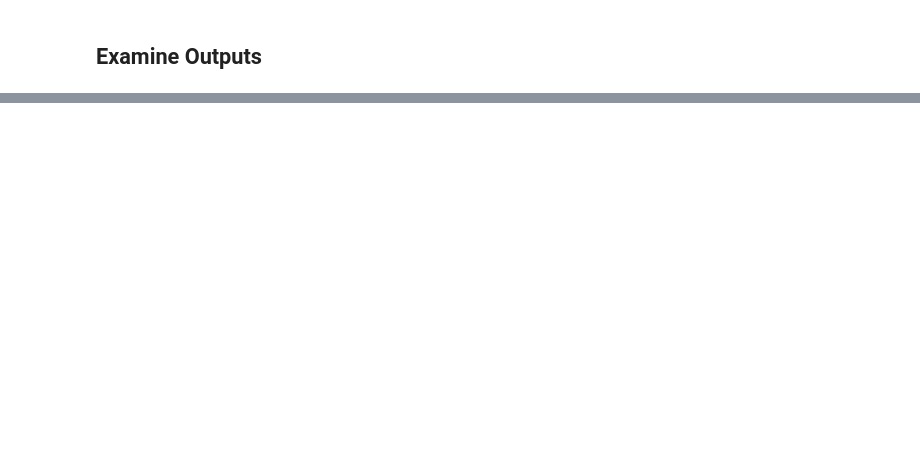
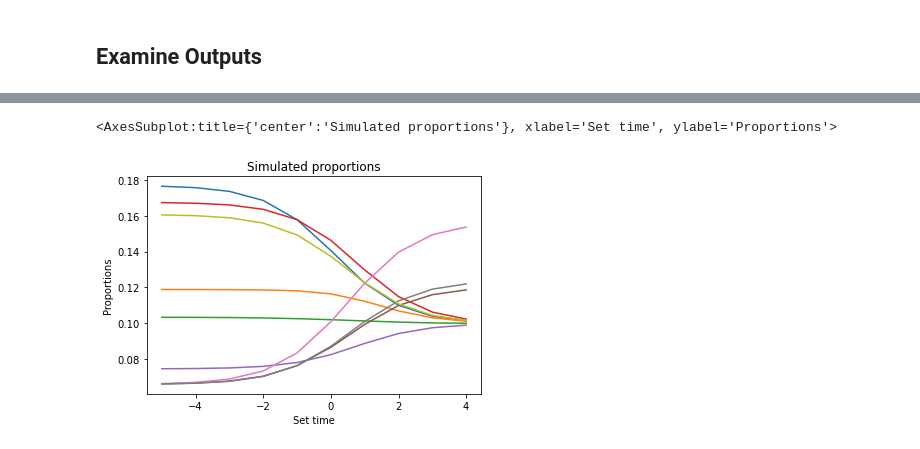
Before and after one commit to broadinstitute/temporal-rna-seq-deconvolution, a Jupyter notebook: pyro-ebov-deconvolution-simplified.ipynb, the cells around one changed output, grey strips where cells are left out. Saved outputs shown, nothing was run; the diff lists cells and outputs as text; code cells hidden in the pictures; blank space fills up the shorter version.

```diff
--- a/pyro-ebov-deconvolution-simplified.ipynb
+++ b/pyro-ebov-deconvolution-simplified.ipynb
@@ -554,0 +595,9 @@ pseudo_time_reg_deconv.plot_composition_trajectories()
+# %%
+import numpy as np
+
+def sigmoid(x):
+
+    z = np.exp(-x)
+    sig = 1 / (1 + z)
+
+    return sig
@@ -554,0 +663,17 @@ pseudo_time_reg_deconv.plot_composition_trajectories()
+# %%
+sim_res = simulate_with_sigmoid_proportions()
+# %%
+def plot_simulated_proportions(sim_res):
+    fig, ax = matplotlib.pyplot.subplots()
+    o = torch.argsort(sim_res['t_m'])
+    ax.plot(sim_res['t_m'][o], sim_res['cell_pop_cm'][:,o].T)
+    ax.set_title('Simulated proportions')
+    ax.set_xlabel('Set time')
+    ax.set_ylabel('Proportions')
+
+    return ax
+# %%
+plot_simulated_proportions(sim_res)
+# %% [output]
+<AxesSubplot:title={'center':'Simulated proportions'}, xlabel='Set time', ylabel='Proportions'>
+[figure, added]
```
Also changed, not shown: parts of 19 cells of this notebook.
